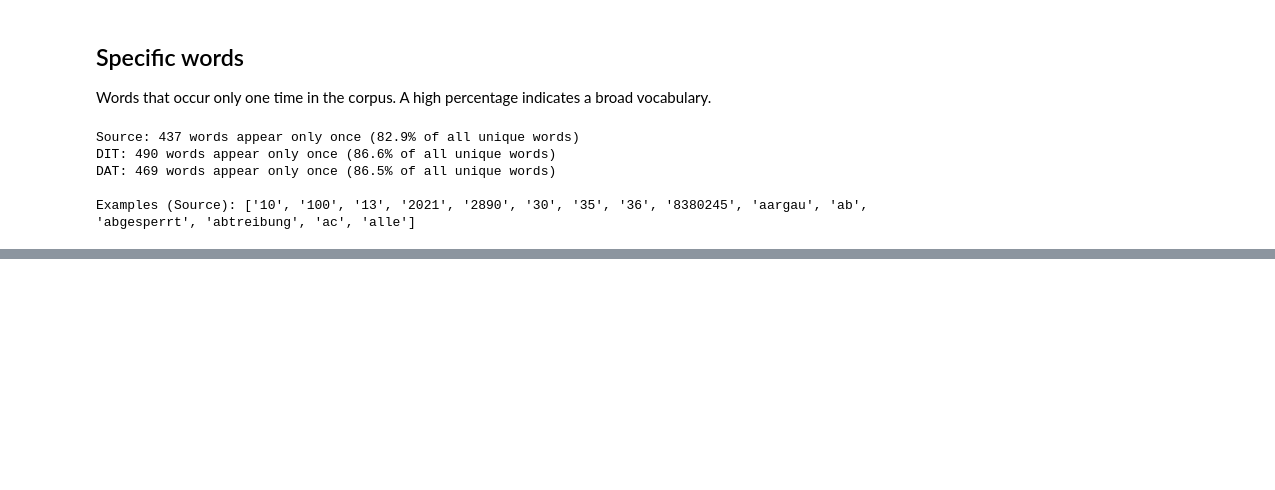
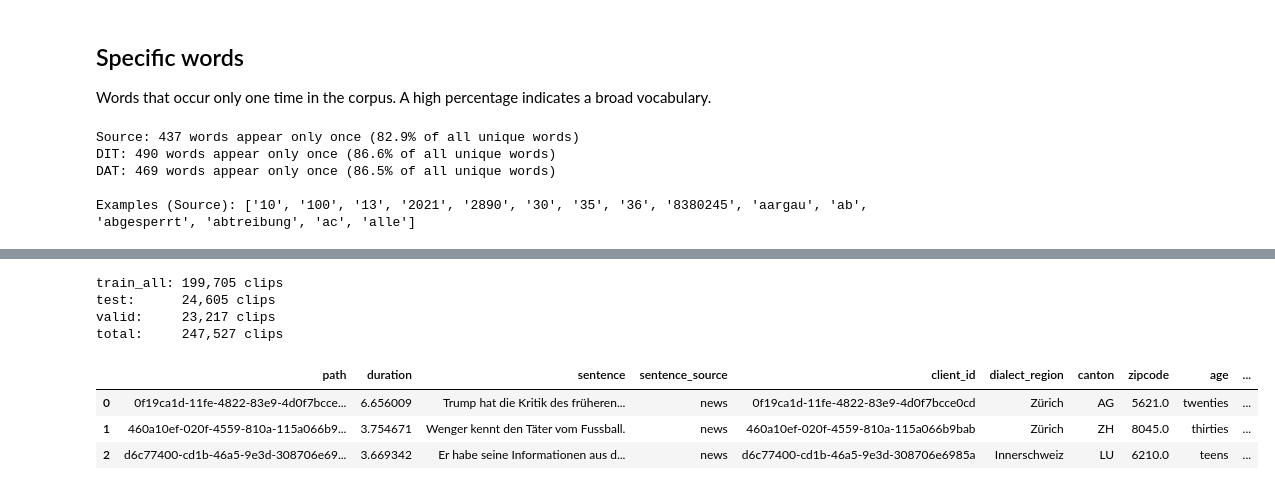
Before and after one commit to michamettler/BA-FS26_ciel_Mettler_Dialektanalyse, a Jupyter notebook: scripts/corpus-statistics.ipynb, the cells around one changed output, grey strips where cells are left out. Drawn from its saved outputs; the diff is of its cells as text; code cells hidden in the pictures; blank space fills up the shorter version.

```diff
--- a/scripts/corpus-statistics.ipynb
+++ b/scripts/corpus-statistics.ipynb
@@ -157,0 +163,22 @@ Examples (Source): ['10', '100', '13', '2021', '2890', '30', '35', '36', '838024
+# %%
+FULL_DATASET_DIR = PROJECT_ROOT / 'datasets' / 'STT4SG-350 v2.1'
+
+df_train = pd.read_csv(FULL_DATASET_DIR / 'train_all.tsv',  sep='\t', encoding='utf-8-sig')
+df_test  = pd.read_csv(FULL_DATASET_DIR / 'test.tsv',       sep='\t', encoding='utf-8-sig')
+df_valid = pd.read_csv(FULL_DATASET_DIR / 'valid.tsv',      sep='\t', encoding='utf-8-sig')
+df_full  = pd.concat([df_train, df_test, df_valid], ignore_index=True)
+
+print(f"train_all: {len(df_train):,} clips")
+print(f"test:      {len(df_test):,} clips")
+print(f"valid:     {len(df_valid):,} clips")
+print(f"total:     {len(df_full):,} clips")
+df_full.head(3)
+# %% [output]
+train_all: 199,705 clips
+test:      24,605 clips
+valid:     23,217 clips
+total:     247,527 clips
+|  | path | duration | sentence | sentence_source | client_id | dialect_region | canton | zipcode | age | ... |
+| 0 | 0f19ca1d-11fe-4822-83e9-4d0f7bcce... | 6.656009 | Trump hat die Kritik des früheren... | news | 0f19ca1d-11fe-4822-83e9-4d0f7bcce0cd | Zürich | AG | 5621.0 | twenties | ... |
+| 1 | 460a10ef-020f-4559-810a-115a066b9... | 3.754671 | Wenger kennt den Täter vom Fussball. | news | 460a10ef-020f-4559-810a-115a066b9bab | Zürich | ZH | 8045.0 | thirties | ... |
+| 2 | d6c77400-cd1b-46a5-9e3d-308706e69... | 3.669342 | Er habe seine Informationen aus d... | news | d6c77400-cd1b-46a5-9e3d-308706e6985a | Innerschweiz | LU | 6210.0 | teens | ... |
```
Also changed, not shown: parts of 3 cells of this notebook.
